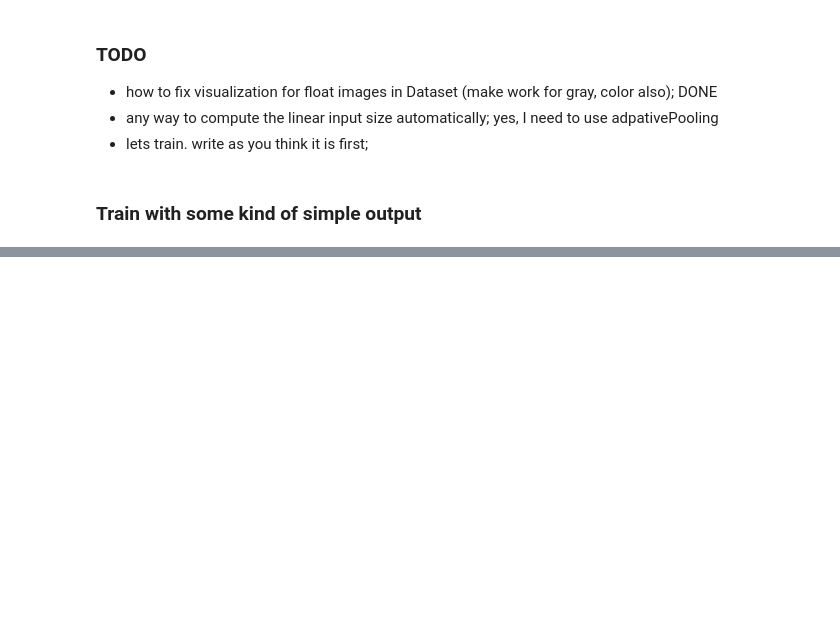
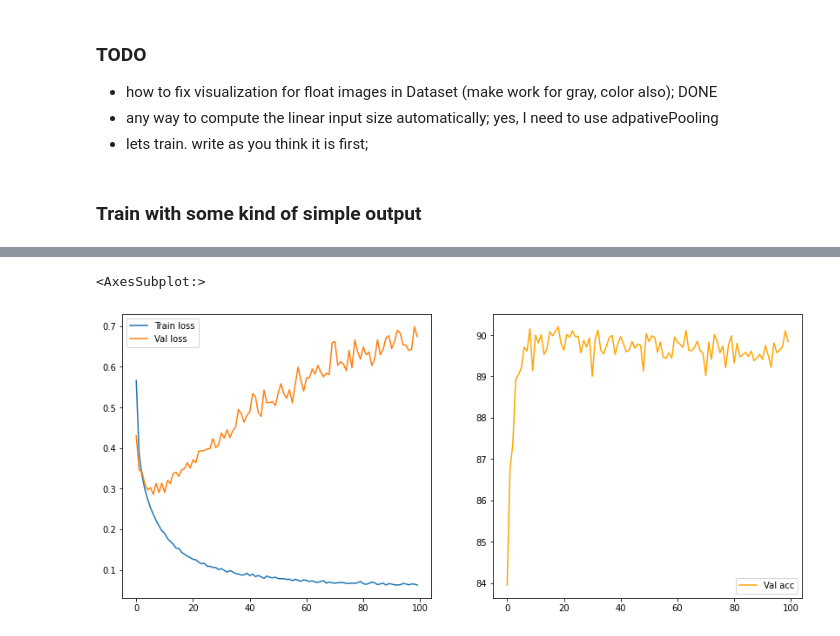
Before and after one commit to gustavofuhr/pytorch_experiments, a Jupyter notebook: 02_CNN_basic.ipynb, the cells around one changed output, grey strips where cells are left out. Drawn from its saved outputs; the diff is of its cells as text; code cells hidden in the pictures; blank space fills up the shorter version.

Commit message:
ADD: wandb and more experiments

```diff
--- a/02_CNN_basic.ipynb
+++ b/02_CNN_basic.ipynb
@@ -96,3 +99,11 @@ tensor(6)
+# %%
+train_loader = torch.utils.data.DataLoader(dataset=train_dataset,
+                                              batch_size=32,
+                                              shuffle=True)
+
+val_loader = torch.utils.data.DataLoader(dataset=val_dataset,
+                                              batch_size=32,
+                                              shuffle=True)
 # %%
 import matplotlib.pyplot as plt
 %matplotlib inline
@@ -225,3 +244,5 @@ Elapsed time: 2.9181342124938965s
 # %%
 criterion = nn.CrossEntropyLoss()
-optimizer = torch.optim.SGD(model.parameters(), lr=0.05)
+# optimizer = torch.optim.SGD(model.parameters(), lr=0.05)
+optimizer = torch.optim.Adam(model.parameters(), lr=1e-3, weight_decay=0)
+wandb.watch(model)
@@ -286,0 +350,13 @@ KeyboardInterrupt:
+# %%
+import seaborn as sns
+import matplotlib.pyplot as plt
+
+
+fig, ax = plt.subplots(1,2, figsize=(14,6))
+sns.lineplot(x=list(range(n_epochs)), y=train_losses, label="Train loss", ax=ax[0])
+sns.lineplot(x=list(range(n_epochs)), y=val_losses, label="Val loss", ax=ax[0])
+
+sns.lineplot(x=list(range(n_epochs)), y=val_accuracies, label="Val acc", color="orange", ax=ax[1])
+# %% [output]
+<AxesSubplot:>
+[figure, added]
```
Also changed, not shown: parts of 12 cells of this notebook, 8 other files.
